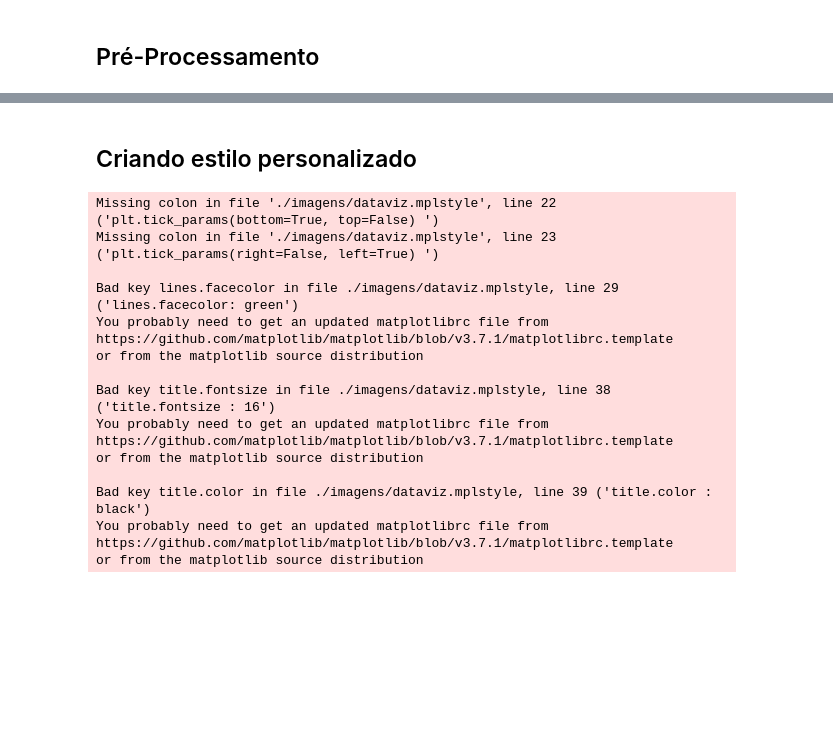
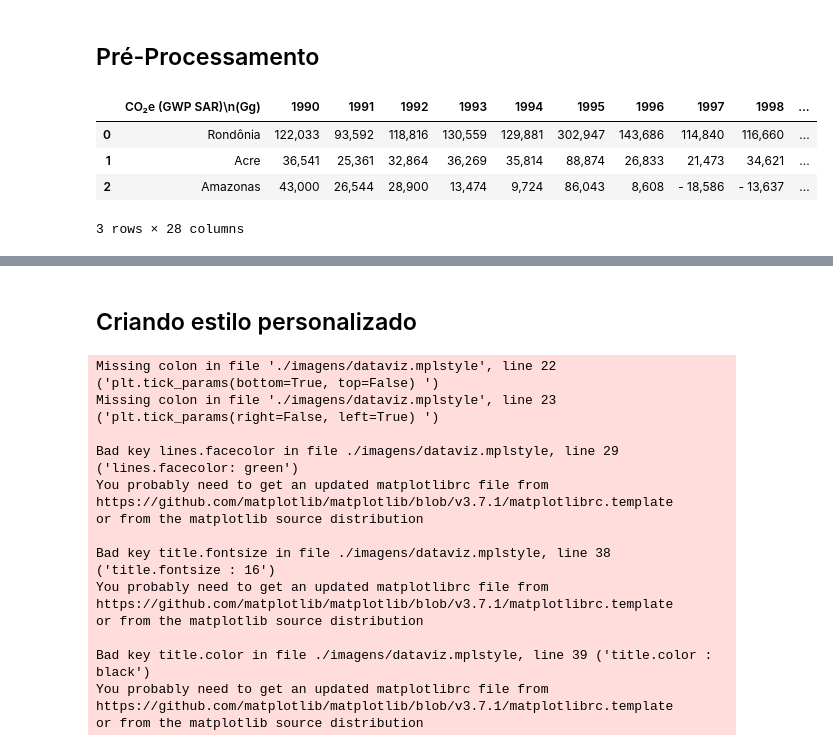
Before and after one commit to luiz826/carbon-credit, a Jupyter notebook: Dataviz-emissoes.ipynb, the cells around one changed output, grey strips where cells are left out. Drawn from its saved outputs; the diff is of its cells as text; code cells hidden in the pictures; blank space fills up the shorter version.

```diff
--- a/Dataviz-emissoes.ipynb
+++ b/Dataviz-emissoes.ipynb
@@ -10 +11,9 @@ import numpy as np
 df = pd.read_csv('csv Dataviz/uf/4cn_uf_total-brasil.csv', skipinitialspace = True)
+# %%
+df.head(3)
+# %% [output]
+|  | CO₂e (GWP SAR)\n(Gg) | 1990 | 1991 | 1992 | 1993 | 1994 | 1995 | 1996 | 1997 | 1998 | ... |
+| 0 | Rondônia | 122,033 | 93,592 | 118,816 | 130,559 | 129,881 | 302,947 | 143,686 | 114,840 | 116,660 | ... |
+| 1 | Acre | 36,541 | 25,361 | 32,864 | 36,269 | 35,814 | 88,874 | 26,833 | 21,473 | 34,621 | ... |
+| 2 | Amazonas | 43,000 | 26,544 | 28,900 | 13,474 | 9,724 | 86,043 | 8,608 | - 18,586 | - 13,637 | ... |
+3 rows × 28 columns
```
Also changed, not shown: parts of 14 cells of this notebook.
